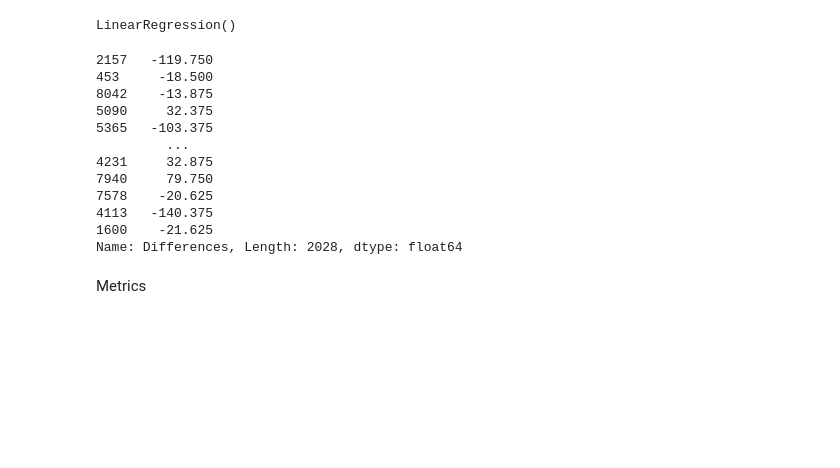
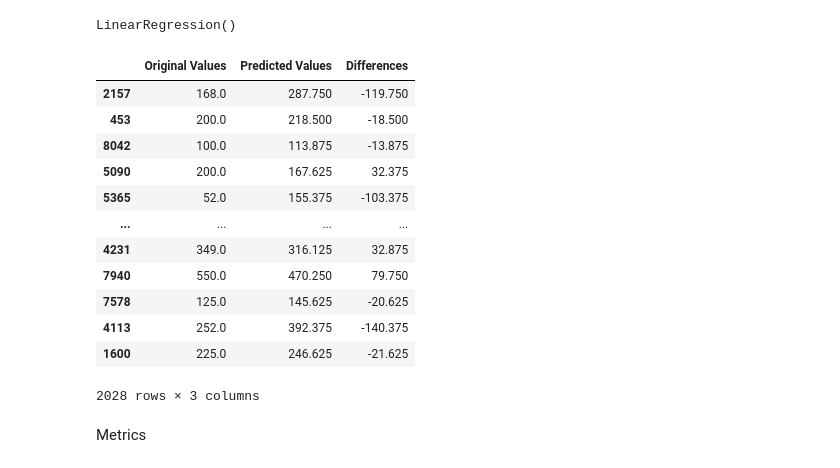
Before and after one commit to luiveldel/DataScientistCertificate--HousePricing, a Jupyter notebook: House Price Prediction Linear Regression.ipynb, the cells around one changed output. Saved outputs shown, nothing was run; the diff lists cells and outputs as text; code cells hidden in the pictures; blank space fills up the shorter version.

```diff
--- a/House Price Prediction Linear Regression.ipynb
+++ b/House Price Prediction Linear Regression.ipynb
@@ -260,4 +244,2 @@ memory usage: 507.1+ KB
 # %% [markdown]
 ## Preprocess data
-# %%
-train_set, test_set = train_test_split(house_df,random_state=42)
@@ -264,12 +248,14 @@ train_set, test_set = train_test_split(house_df,random_state=42)
 # %%
-target = "price" # "price" is a column that we don't want in our train data
+def split_train_test(df):
+    train_set, test_set = train_test_split(df,random_state=42)
 
-# y
-train_labels = train_set[target]
-test_labels = test_set[target]
+    # y
+    train_labels = train_set[target]
+    test_labels = test_set[target]
 
-# X
-train = train_set.drop(target, axis = 1)
-test = test_set.drop(target, axis = 1)
+    # X
+    train = train_set.drop(target, axis = 1)
+    test = test_set.drop(target, axis = 1)
 
-features = list(train.columns) # or test, doesn't matter, we've got the same cols
+    features = list(train.columns) # or test, doesn't matter, we've got the same cols
+    return train_set, test_set, train_labels, test_labels, train, test
@@ -305,5 +283,7 @@ def preprocess(data):
 
   return ml_input_data
 # %%
+train_set, test_set, train_labels, test_labels, train, test = split_train_test(house_df)
+
 train_data = preprocess(train)
 test_data = preprocess(test)
@@ -327,28 +299,29 @@ LinearRegression()
 # %%
 # Compare against some Test Data
 
 original_values = test_labels
 
 lin_predicted_values = lin_reg.predict(test_data)
 
 comparison_dataframe = pd.DataFrame(data={"Original Values":original_values, "Predicted Values":lin_predicted_values})
 
 comparison_dataframe["Differences"] = comparison_dataframe["Original Values"] - comparison_dataframe["Predicted Values"]
 
-comparison_dataframe["Differences"]
+comparison_dataframe
 # %% [output]
+|  | Original Values | Predicted Values | Differences |
+| 2157 | 168.0 | 287.750 | -119.750 |
+| 453 | 200.0 | 218.500 | -18.500 |
+| 8042 | 100.0 | 113.875 | -13.875 |
+| 5090 | 200.0 | 167.625 | 32.375 |
+| 5365 | 52.0 | 155.375 | -103.375 |
+| ... | ... | ... | ... |
+| 4231 | 349.0 | 316.125 | 32.875 |
+| 7940 | 550.0 | 470.250 | 79.750 |
+| 7578 | 125.0 | 145.625 | -20.625 |
+| 4113 | 252.0 | 392.375 | -140.375 |
+| 1600 | 225.0 | 246.625 | -21.625 |
-2157   -119.750
-453     -18.500
-8042    -13.875
-5090     32.375
-5365   -103.375
-         ...
-4231     32.875
-7940     79.750
-7578    -20.625
-4113   -140.375
-1600    -21.625
-Name: Differences, Length: 2028, dtype: float64
+2028 rows × 3 columns
 # %% [markdown]
 Metrics
 # %%
```
Also changed, not shown: parts of 41 cells of this notebook.
